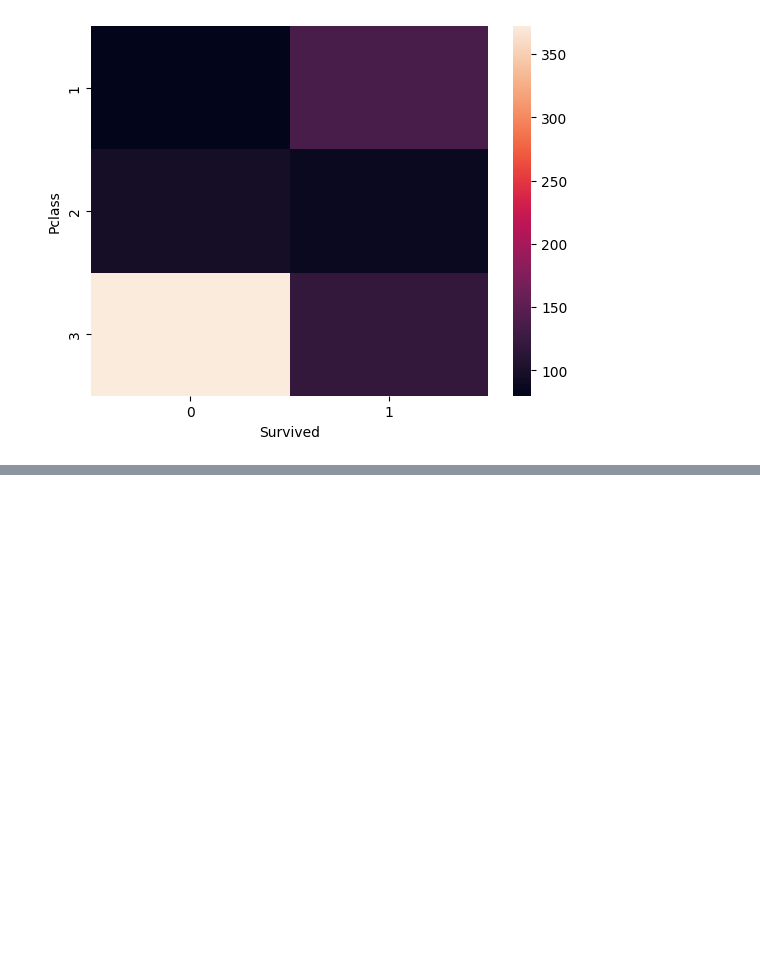
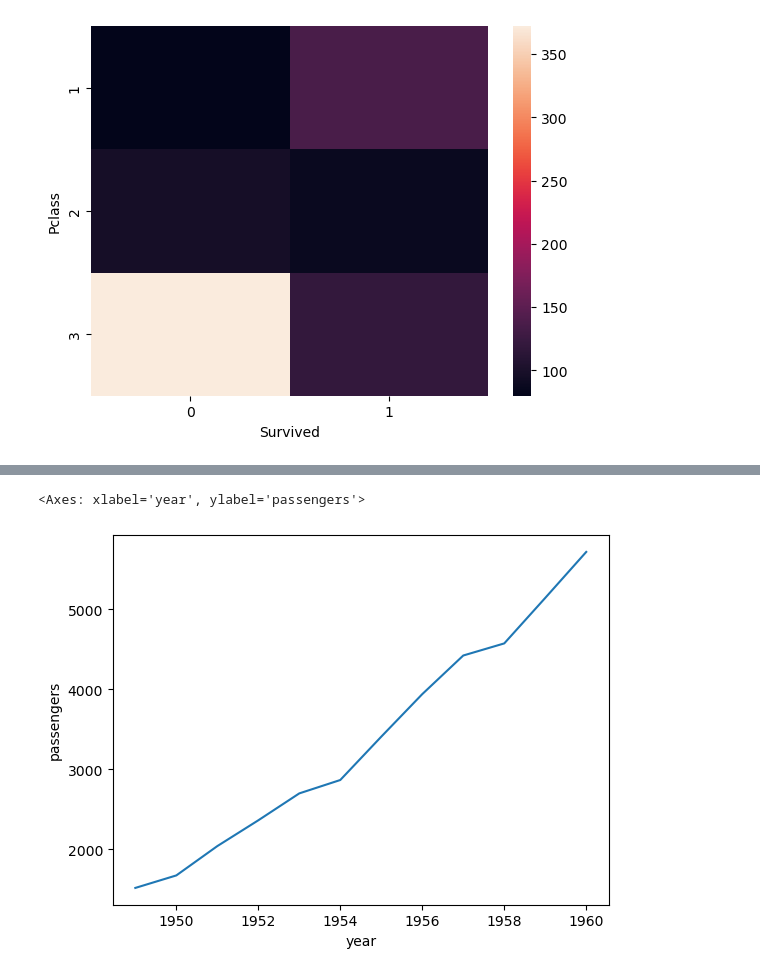
Before and after one commit to Nikhil18207/titanic-data-analysis, a Jupyter notebook: understanding data - titanic .ipynb, the cells around one changed output, grey strips where cells are left out. Saved outputs shown, nothing was run; the diff lists cells and outputs as text; code cells hidden in the pictures; blank space fills up the shorter version.

```diff
--- a/understanding data - titanic .ipynb
+++ b/understanding data - titanic .ipynb
@@ -348,0 +400,7 @@ sns.heatmap(pd.crosstab(titanic['Pclass'],titanic['Survived']))
+# %%
+new = flights.groupby('year').sum(numeric_only = True).reset_index()
+# %%
+sns.lineplot(data = new, x = 'year', y = 'passengers')
+# %% [output]
+<Axes: xlabel='year', ylabel='passengers'>
+[figure, added]
```
Also changed, not shown: parts of 17 cells of this notebook.
